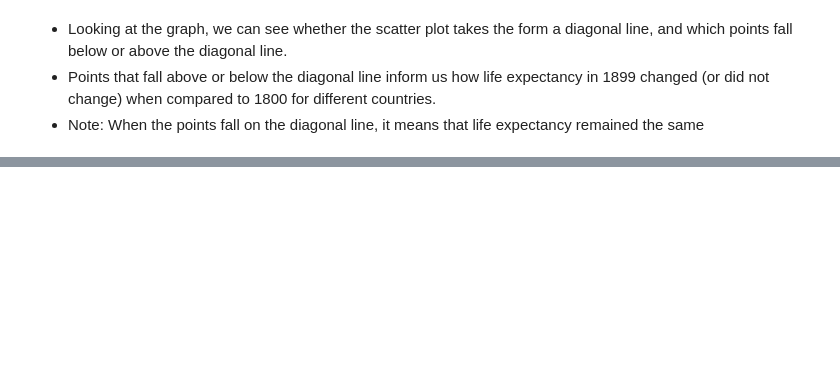
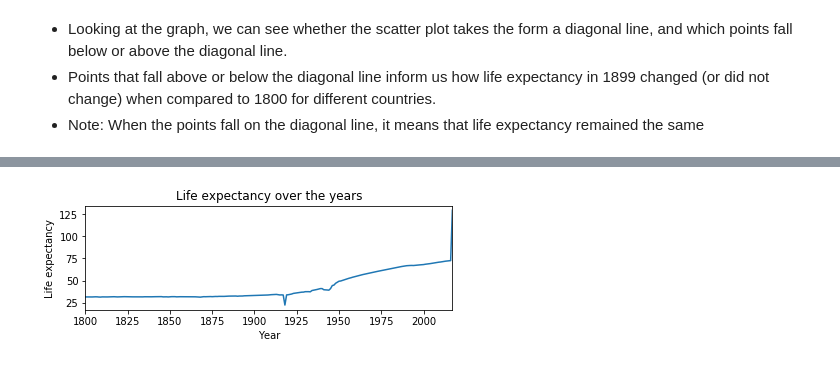
Before and after one commit to Rion5/Python_Data_Science, a Jupyter notebook: Cleaning_Data_in_Python/Cleaning_Data_for_Analysis.ipynb, the cells around one changed output, grey strips where cells are left out. Cells and saved outputs as stored; diff of their text form; code cells hidden in the pictures; blank space fills up the shorter version.

```diff
--- a/Cleaning_Data_in_Python/Cleaning_Data_for_Analysis.ipynb
+++ b/Cleaning_Data_in_Python/Cleaning_Data_for_Analysis.ipynb
@@ -360,0 +492,21 @@ TypeError: apply() missing 1 required positional argument: 'func'
+# %%
+# Add second subplot
+plt.subplot(2, 1, 2)
+
+# Create a line plot of life expectancy per year
+gapminder_agg.plot()
+
+# Add title and specify axis labels
+plt.title('Life expectancy over the years')
+plt.ylabel('Life expectancy')
+plt.xlabel('Year')
+
+# Display the plots
+plt.tight_layout()
+plt.show()
+
+# Save both DataFrames to csv files
+gapminder_melt.to_csv('sample_data/gapminder.csv')
+gapminder_agg.to_csv('sample_data/gapminder_agg.csv')
+# %% [output]
+[figure, added]
```
Also changed, not shown: parts of 15 cells of this notebook, 2 other files.
